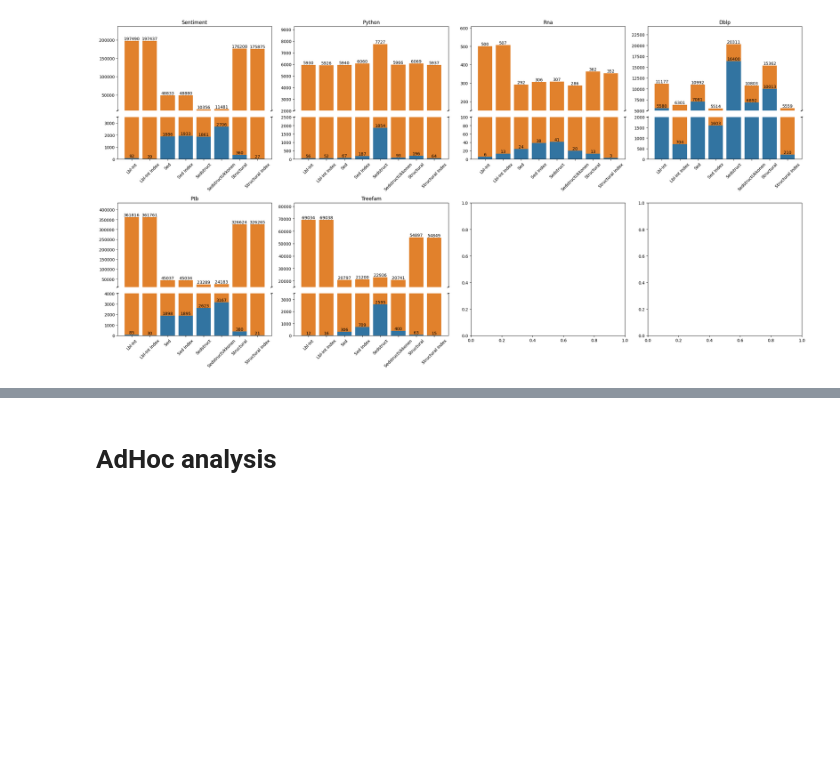
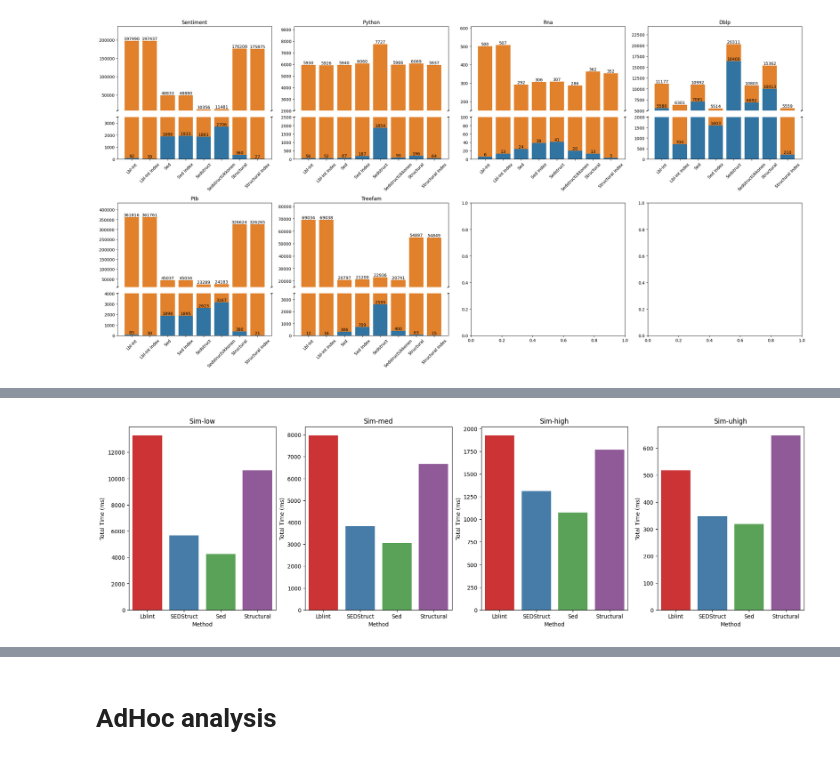
Before and after one commit to LukMRVC/tree-statistics, a Jupyter notebook: TED-viz.ipynb, the cells around one changed output, grey strips where cells are left out. Cells and saved outputs as stored; diff of their text form; code cells hidden in the pictures; blank space fills up the shorter version.

```diff
--- a/TED-viz.ipynb
+++ b/TED-viz.ipynb
@@ -2217,0 +2269,20 @@ plt.tight_layout()
+# %%
+# Combine searching and verification dataframes
+full_df = vdf.merge(mdf, on=['Dataset', 'Method'], how='inner')
+full_df['TotalTime'] = full_df['SearchTime'] + full_df['VerificationTime']
+
+
+# make 4 subplots - for each dataset
+fig, axes = plt.subplots(1, 4, figsize=(22, 6))
+for i, ds in enumerate(datasets):
+    ax = axes[i]
+    ds_df = full_df[full_df['Dataset'] == ds]
+    sns.barplot(data=ds_df, x='Method', y='TotalTime', ax=ax, hue="Method", palette='Set1')
+    ax.set_title(ds.capitalize())
+    ax.set_xlabel('Method')
+    ax.set_ylabel('Total Time (ms)')
+
+# sns.barplot(data=full_df, x='Dataset', y='TotalTime', hue='Method', palette='Set1')
+# plt.ylabel('Total Time (ms)')
+# %% [output]
+[figure, added]
```
Also changed, not shown: parts of 17 cells of this notebook, 3 other files.
